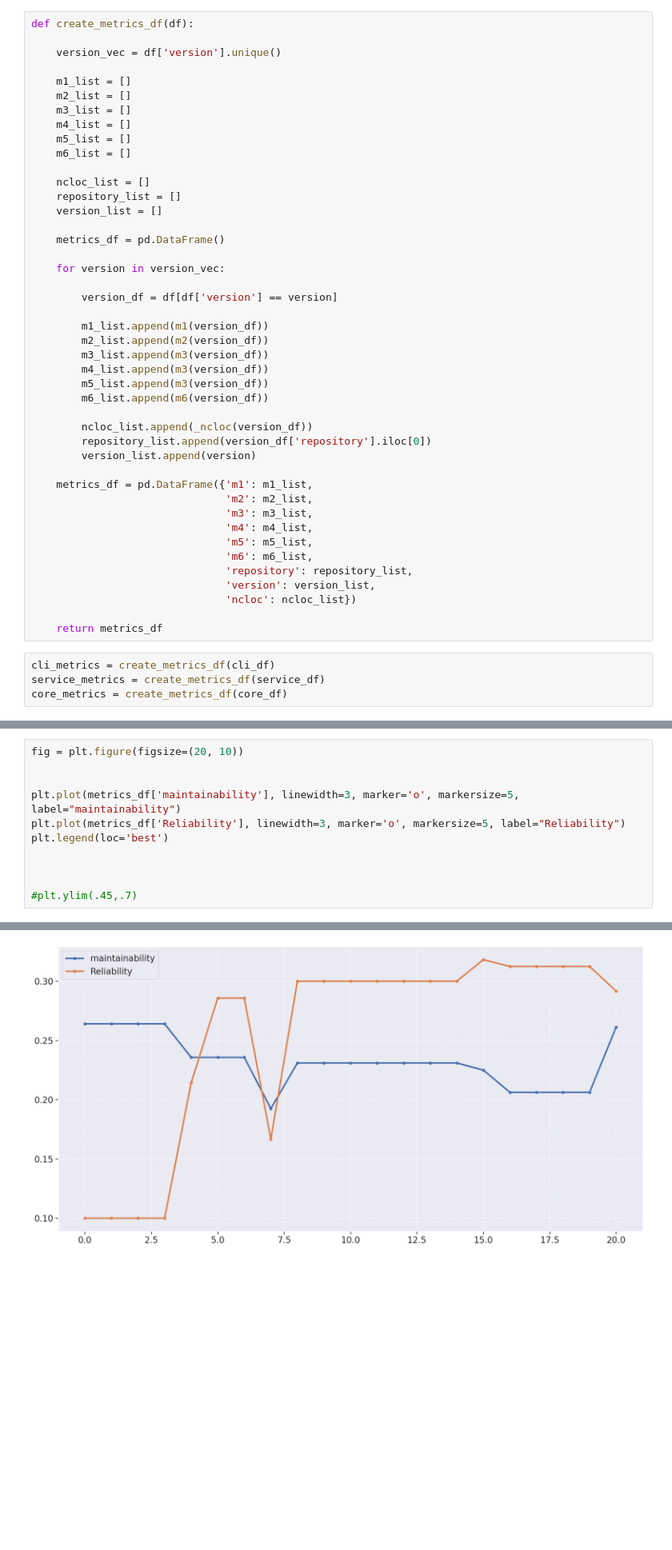
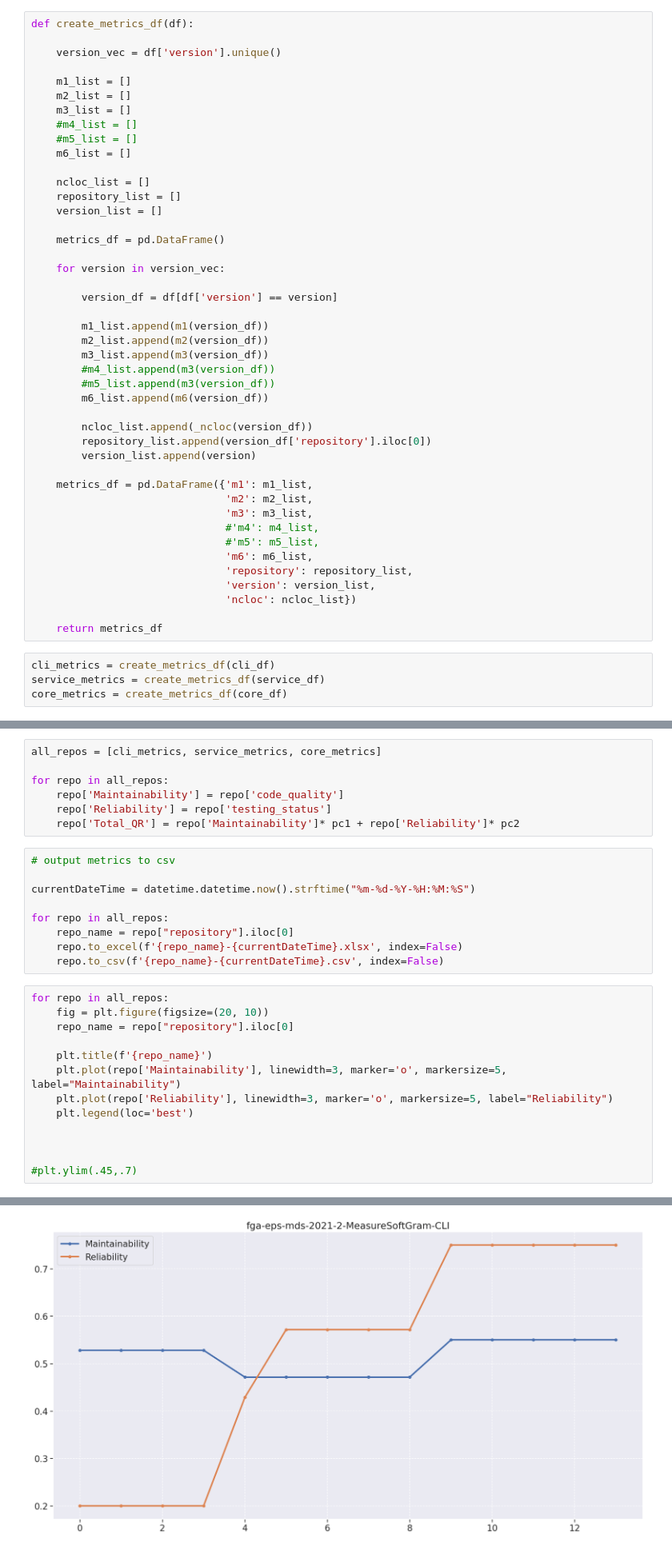
Before and after one commit to fga-eps-mds/2021-2-MeasureSoftGram-Doc, a Jupyter notebook: data/analytics.ipynb, the cells around one changed output, grey strips where cells are left out. Shown at 80% size. Drawn from its saved outputs; the diff is of its cells as text; blank space fills up the shorter version.

```diff
--- a/data/analytics.ipynb
+++ b/data/analytics.ipynb
@@ -285,8 +285,8 @@ def create_metrics_df(df):
     m1_list = []
     m2_list = []
     m3_list = []
-    m4_list = []
-    m5_list = []
+    #m4_list = []
+    #m5_list = []
     m6_list = []
 
     ncloc_list = []
@@ -302,8 +302,8 @@ def create_metrics_df(df):
         m1_list.append(m1(version_df))
         m2_list.append(m2(version_df))
         m3_list.append(m3(version_df))
-        m4_list.append(m3(version_df))
-        m5_list.append(m3(version_df))
+        #m4_list.append(m3(version_df))
+        #m5_list.append(m3(version_df))
         m6_list.append(m6(version_df))
 
         ncloc_list.append(_ncloc(version_df))
@@ -313,8 +313,8 @@ def create_metrics_df(df):
     metrics_df = pd.DataFrame({'m1': m1_list,
                                'm2': m2_list,
                                'm3': m3_list,
-                               'm4': m4_list,
-                               'm5': m5_list,
+                               #'m4': m4_list,
+                               #'m5': m5_list,
                                'm6': m6_list,
                                'repository': repository_list,
                                'version': version_list,
@@ -449,10 +421,28 @@ metrics_df
+# %%
+all_repos = [cli_metrics, service_metrics, core_metrics]
+
+for repo in all_repos:
+    repo['Maintainability'] = repo['code_quality']
+    repo['Reliability'] = repo['testing_status']
+    repo['Total_QR'] = repo['Maintainability']* pc1 + repo['Reliability']* pc2
+# %%
+# output metrics to csv
+
+currentDateTime = datetime.datetime.now().strftime("%m-%d-%Y-%H:%M:%S")
+
+for repo in all_repos:
+    repo_name = repo["repository"].iloc[0]
+    repo.to_excel(f'{repo_name}-{currentDateTime}.xlsx', index=False)
+    repo.to_csv(f'{repo_name}-{currentDateTime}.csv', index=False)
 # %%
-fig = plt.figure(figsize=(20, 10))
+for repo in all_repos:
+    fig = plt.figure(figsize=(20, 10))
+    repo_name = repo["repository"].iloc[0]
 
-
-plt.plot(metrics_df['maintainability'], linewidth=3, marker='o', markersize=5, label="maintainability")
-plt.plot(metrics_df['Reliability'], linewidth=3, marker='o', markersize=5, label="Reliability")
-plt.legend(loc='best')
+    plt.title(f'{repo_name}')
+    plt.plot(repo['Maintainability'], linewidth=3, marker='o', markersize=5, label="Maintainability")
+    plt.plot(repo['Reliability'], linewidth=3, marker='o', markersize=5, label="Reliability")
+    plt.legend(loc='best')
 
 
 
@@ -462 +451 @@ plt.legend(loc='best')
-[figure, old version]
+[figure, new version]
```
Also changed, not shown: parts of 17 cells of this notebook.
